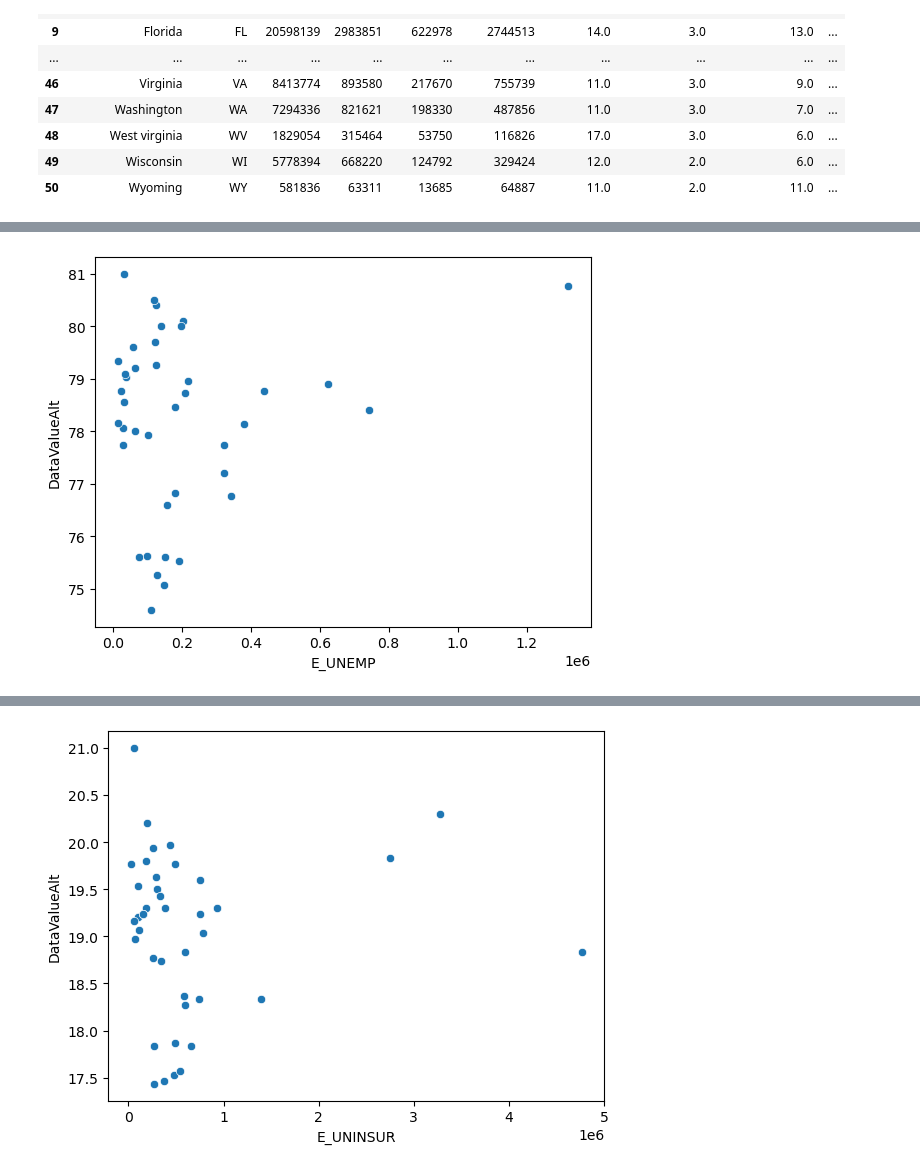
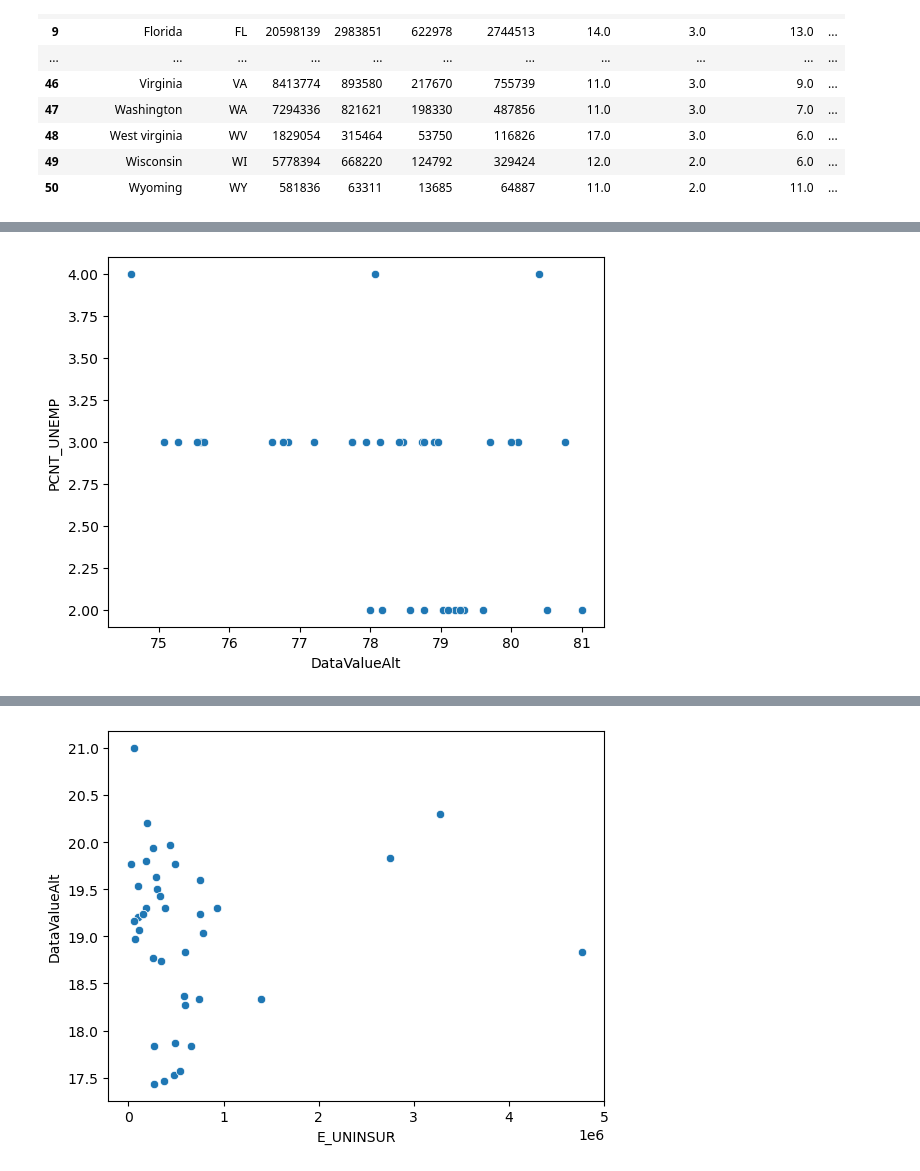
Before and after one commit to HaylieCannon/nss-capstone, a Jupyter notebook: notebook/health_trends.ipynb, the cells around one changed output, grey strips where cells are left out. Saved outputs shown, nothing was run; the diff lists cells and outputs as text; code cells hidden in the pictures.

```diff
--- a/notebook/health_trends.ipynb
+++ b/notebook/health_trends.ipynb
@@ -336,5 +368,5 @@ plt.show()
 # %%
-sns.scatterplot(x=wealth_and_life_at_birth["E_UNEMP"], y=wealth_and_life_at_birth["DataValueAlt"])
+sns.scatterplot(x=wealth_and_life_at_birth["DataValueAlt"], y=wealth_and_life_at_birth["PCNT_UNEMP"])
 plt.show()
 # %% [output]
-[figure, old version]
+[figure, new version]
```
Also changed, not shown: parts of 21 cells of this notebook.
